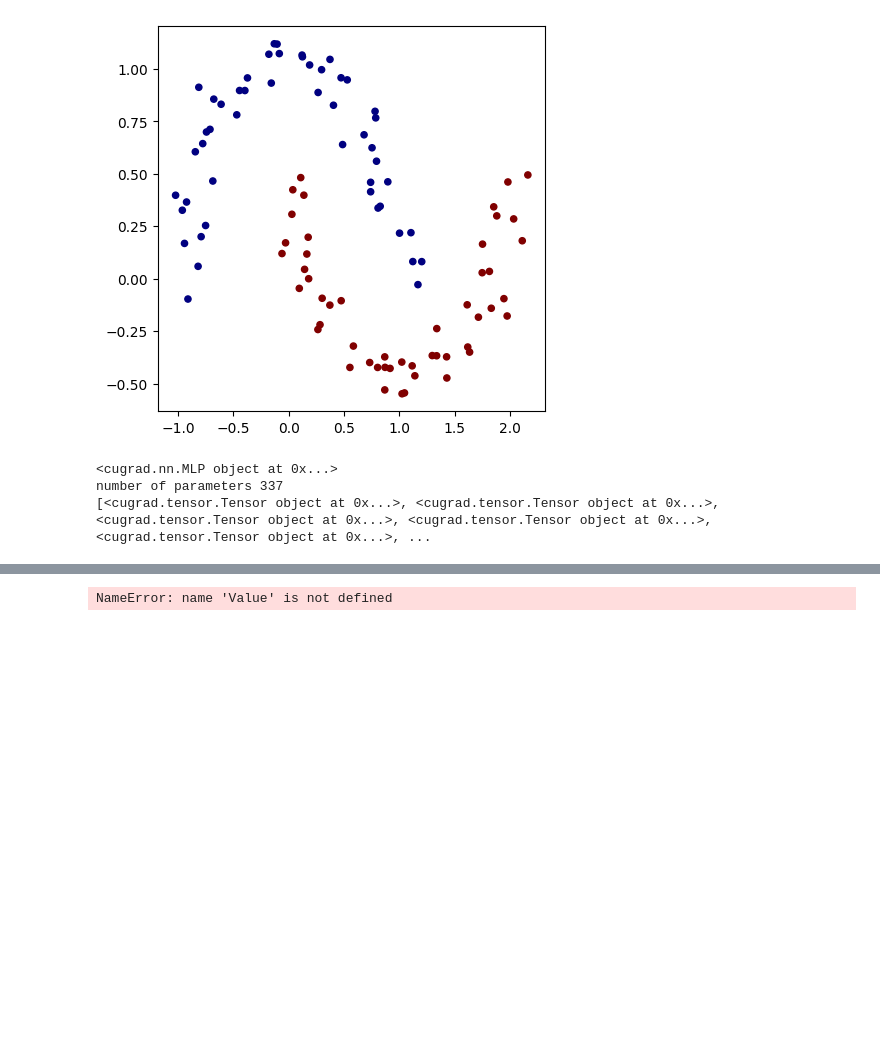
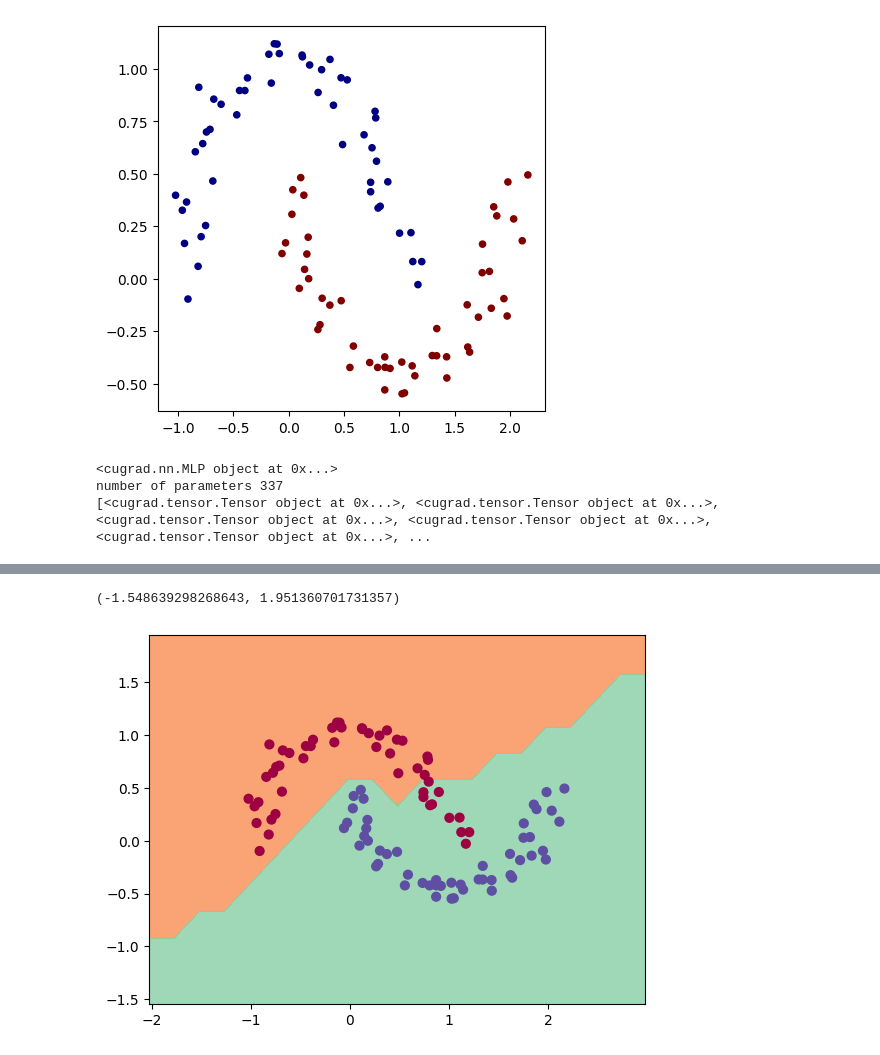
Before and after one commit to leungjch/cugrad, a Jupyter notebook: examples/demo.ipynb, the cells around one changed output, grey strips where cells are left out. Cells and saved outputs as stored; diff of their text form; code cells hidden in the pictures; blank space fills up the shorter version.

```diff
--- a/examples/demo.ipynb
+++ b/examples/demo.ipynb
@@ -194,21 +124,22 @@ for k in range(10):
 # %%
 # visualize decision boundary
 
 h = 0.25
 x_min, x_max = X[:, 0].min() - 1, X[:, 0].max() + 1
 y_min, y_max = X[:, 1].min() - 1, X[:, 1].max() + 1
 xx, yy = np.meshgrid(np.arange(x_min, x_max, h),
                      np.arange(y_min, y_max, h))
 Xmesh = np.c_[xx.ravel(), yy.ravel()]
-inputs = [list(map(Value, xrow)) for xrow in Xmesh]
+inputs = [list(map(Tensor, xrow)) for xrow in Xmesh]
 scores = list(map(model, inputs))
-Z = np.array([s.data > 0 for s in scores])
+Z = np.array([s[0].data > 0 for s in scores])
 Z = Z.reshape(xx.shape)
 
 fig = plt.figure()
 plt.contourf(xx, yy, Z, cmap=plt.cm.Spectral, alpha=0.8)
 plt.scatter(X[:, 0], X[:, 1], c=y, s=40, cmap=plt.cm.Spectral)
 plt.xlim(xx.min(), xx.max())
 plt.ylim(yy.min(), yy.max())
 # %% [output]
-NameError: name 'Value' is not defined
+(-1.548639298268643, 1.951360701731357)
+[figure, added]
```
Also changed, not shown: parts of 3 cells of this notebook, 2 other files.
